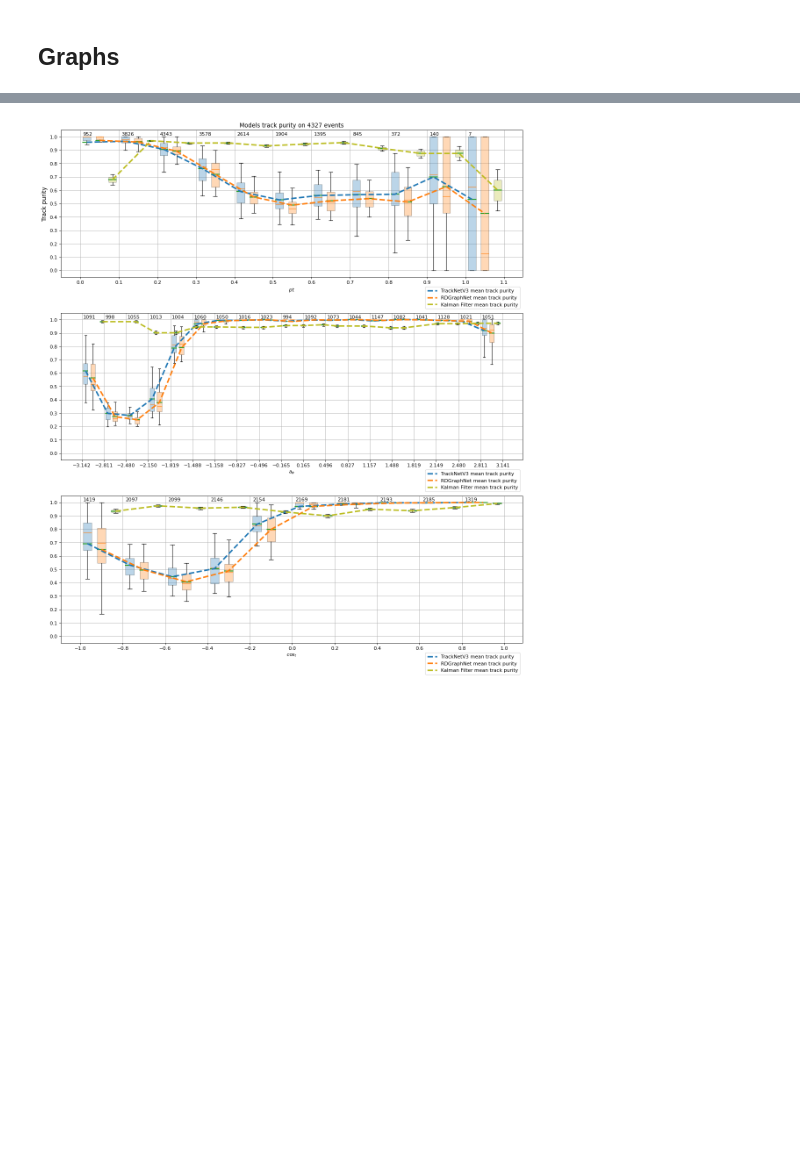
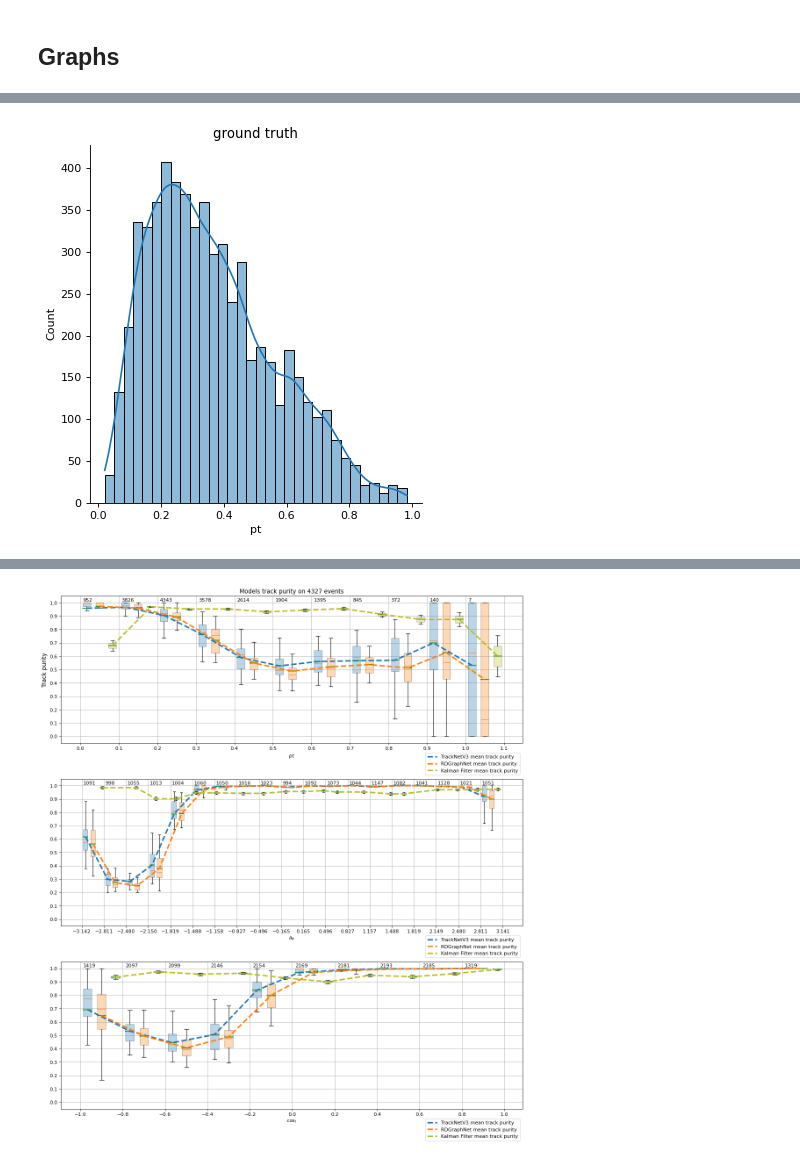
Before and after one commit to t3hseus/ariadne, a Jupyter notebook: notebooks/evaluate_modern.ipynb, the cells around one changed output, grey strips where cells are left out. Saved outputs shown, nothing was run; the diff lists cells and outputs as text; code cells hidden in the pictures; blank space fills up the shorter version.

```diff
--- a/notebooks/evaluate_modern.ipynb
+++ b/notebooks/evaluate_modern.ipynb
@@ -817,0 +852,9 @@ def plot_model_results(model_names, model_results_arr, mode_func, funcs_for_kalm
+# %%
+mpl.rcParams['figure.dpi'] = 80
+truth_tracks = events[events.track != -1]
+sns.displot(data=LA.norm(truth_tracks[['px','py']].values, axis=1), kde=True)
+plt.title("ground truth")
+plt.xlabel("pt")
+plt.show()
+# %% [output]
+[figure, added]
```
Also changed, not shown: parts of 11 cells of this notebook, 1 other file.
